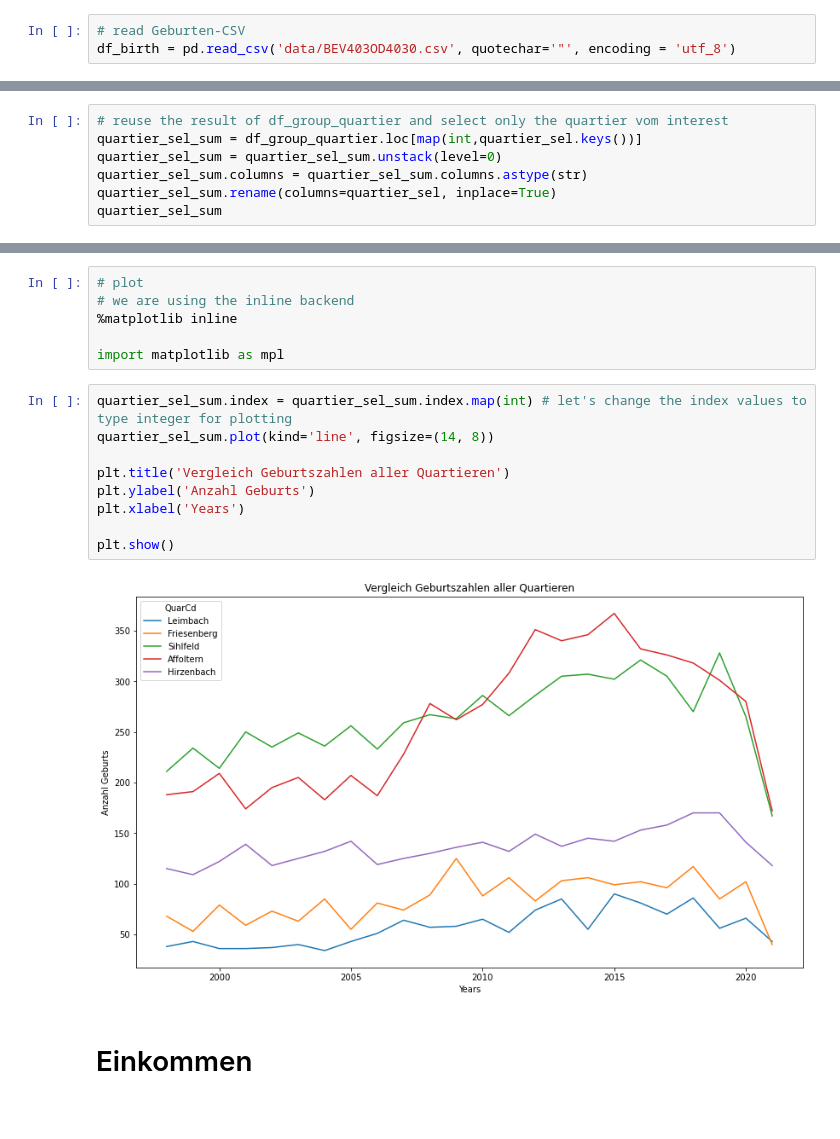
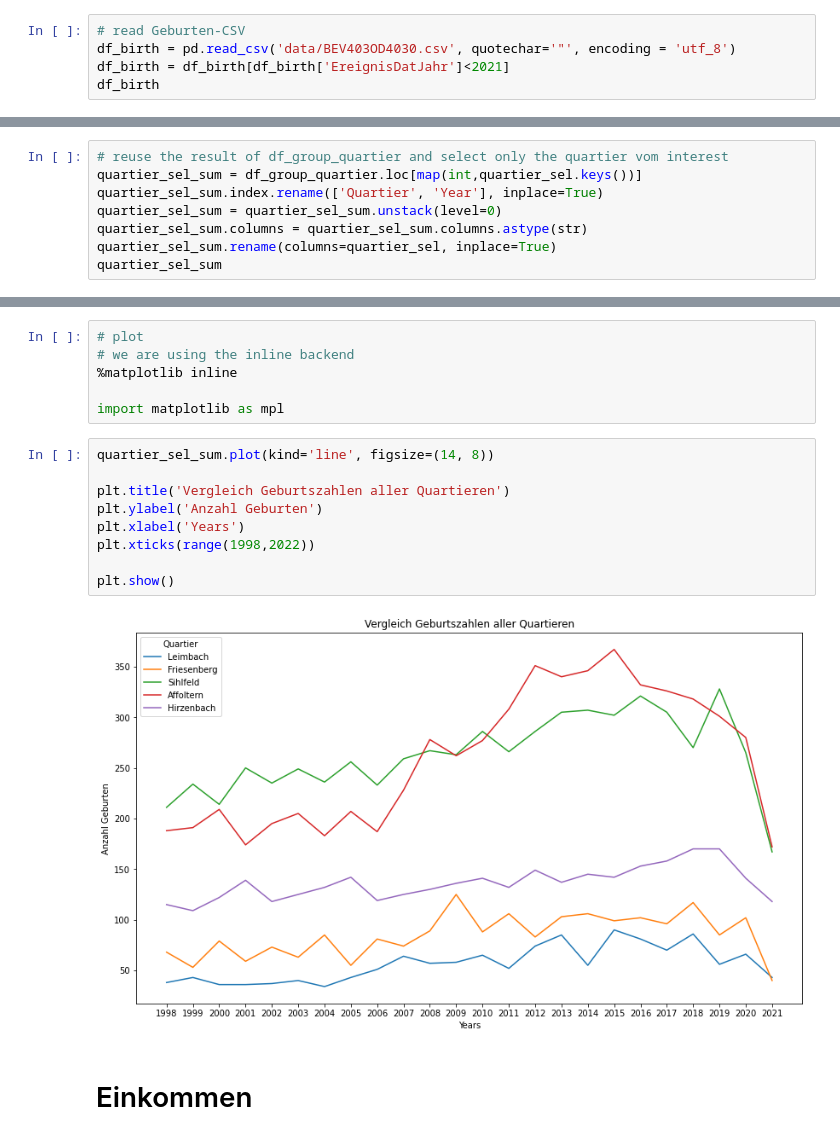
Before and after one commit to EbruDulak/CAS-INFE-21.12-Scripting-Project, a Jupyter notebook: ScriptingKitaProject.ipynb, the cells around one changed output, grey strips where cells are left out. Saved outputs shown, nothing was run; the diff lists cells and outputs as text.

Commit message:
removed unused files and removed 2021 from geburt data

```diff
--- a/ScriptingKitaProject.ipynb
+++ b/ScriptingKitaProject.ipynb
@@ -178,3 +192,5 @@ from matplotlib.pyplot import figure
 # %%
 # read Geburten-CSV
 df_birth = pd.read_csv('data/BEV403OD4030.csv', quotechar='"', encoding = 'utf_8')
+df_birth = df_birth[df_birth['EreignisDatJahr']<2021]
+df_birth
@@ -481,6 +419,7 @@ df_birth_sel.head()
 # %%
 # reuse the result of df_group_quartier and select only the quartier vom interest
 quartier_sel_sum = df_group_quartier.loc[map(int,quartier_sel.keys())]
+quartier_sel_sum.index.rename(['Quartier', 'Year'], inplace=True)
 quartier_sel_sum = quartier_sel_sum.unstack(level=0)
 quartier_sel_sum.columns = quartier_sel_sum.columns.astype(str)
 quartier_sel_sum.rename(columns=quartier_sel, inplace=True)
@@ -511,16 +450,16 @@ quartier_sel_sum
 
 import matplotlib as mpl
 # %%
-quartier_sel_sum.index = quartier_sel_sum.index.map(int) # let's change the index values to type integer for plotting
 quartier_sel_sum.plot(kind='line', figsize=(14, 8))
 
 plt.title('Vergleich Geburtszahlen aller Quartieren')
-plt.ylabel('Anzahl Geburts')
+plt.ylabel('Anzahl Geburten')
 plt.xlabel('Years')
+plt.xticks(range(1998,2022))
 
 plt.show()
 # %% [output]
-[figure, old version]
+[figure, new version]
 # %% [markdown]
 # Einkommen
 # %% [markdown]
```
Also changed, not shown: parts of 38 cells of this notebook, 4 other files.
